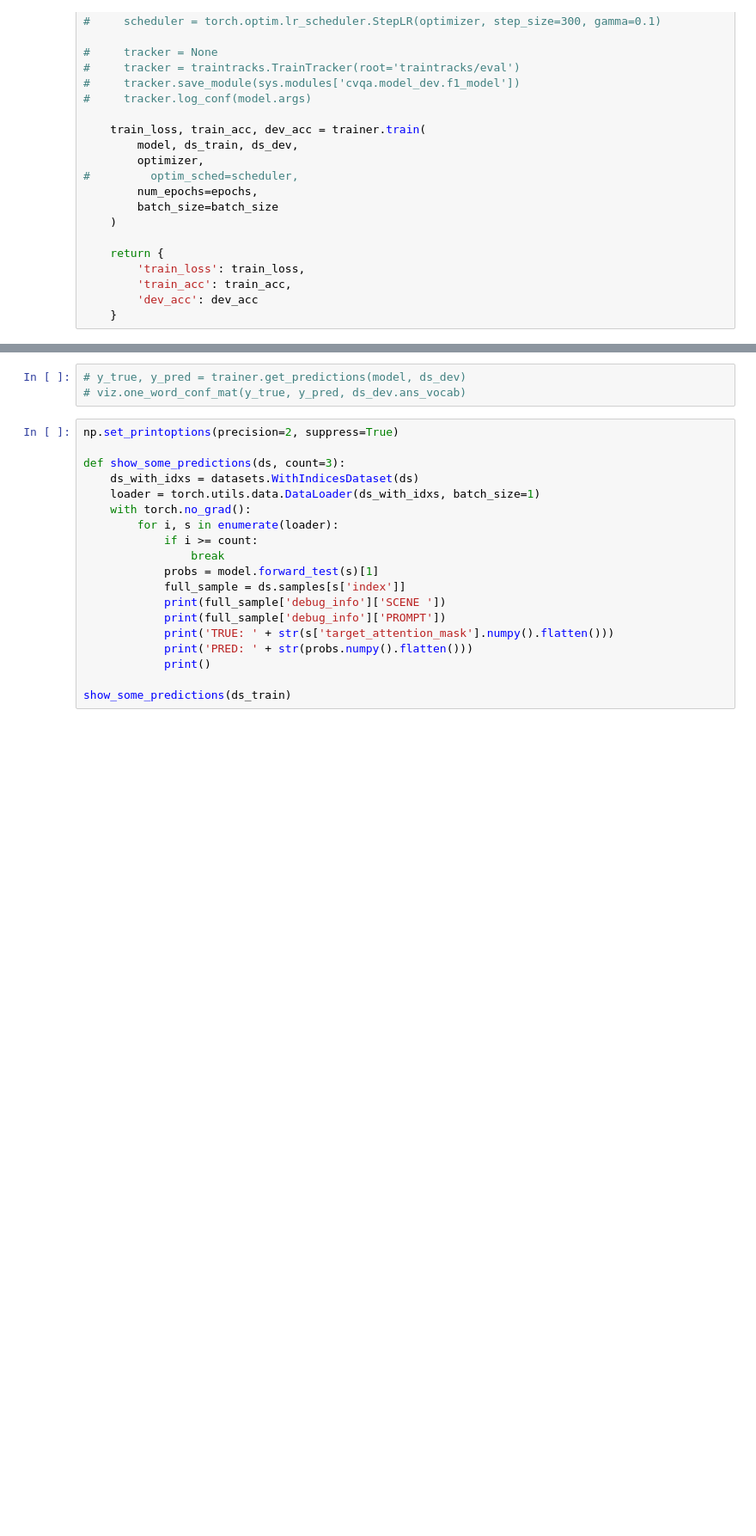
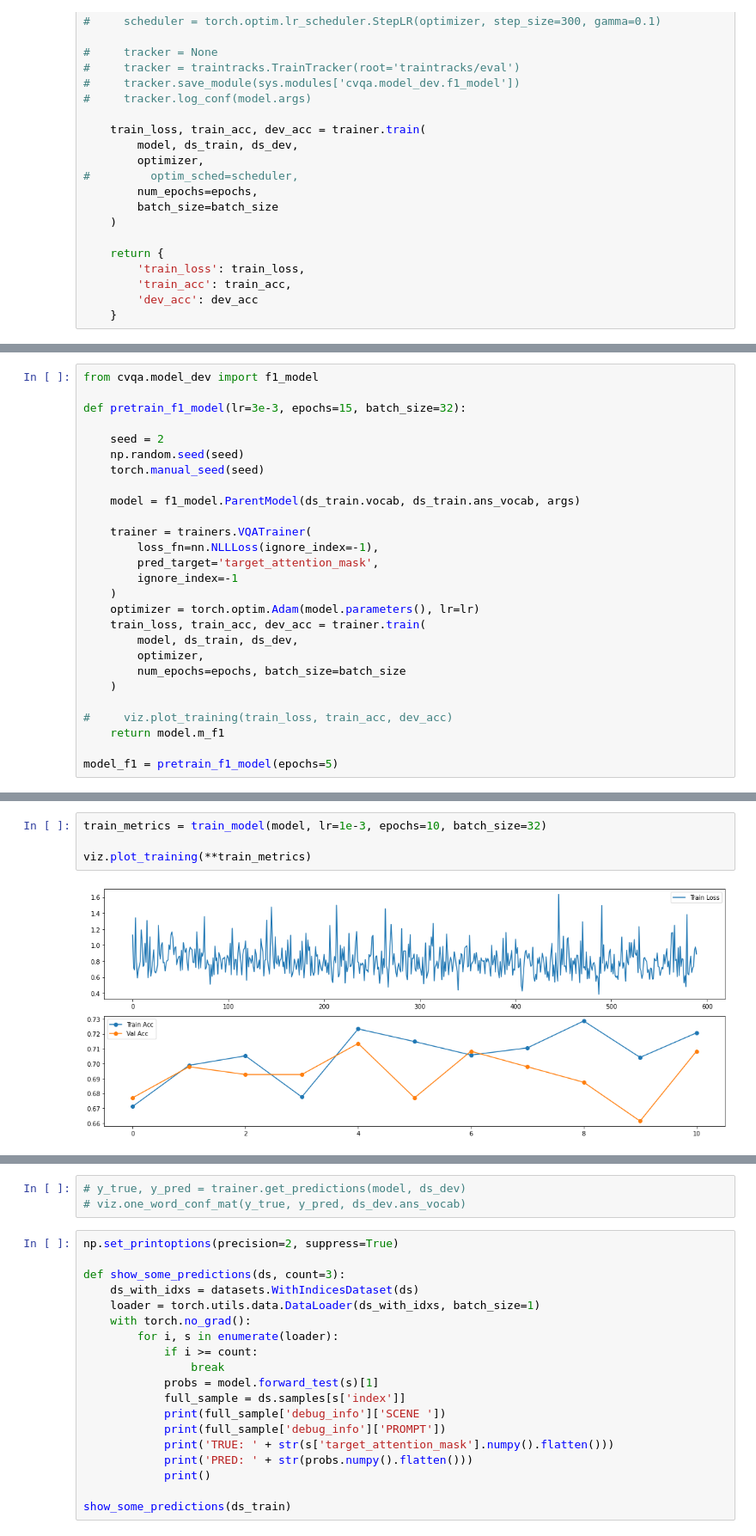
Before and after one commit to urisherman/curriculum_vqa, a Jupyter notebook: notebooks/parent_model_dev.ipynb, the cells around one changed output, grey strips where cells are left out. Shown at 86% size. Drawn from its saved outputs; the diff is of its cells as text; blank space fills up the shorter version.

```diff
--- a/notebooks/parent_model_dev.ipynb
+++ b/notebooks/parent_model_dev.ipynb
@@ -71,0 +104,27 @@ def train_model(model, lr=1e-4, epochs=10, batch_size=32):
+# %%
+from cvqa.model_dev import f1_model
+
+def pretrain_f1_model(lr=3e-3, epochs=15, batch_size=32):
+
+    seed = 2
+    np.random.seed(seed)
+    torch.manual_seed(seed)
+
+    model = f1_model.ParentModel(ds_train.vocab, ds_train.ans_vocab, args)
+
+    trainer = trainers.VQATrainer(
+        loss_fn=nn.NLLLoss(ignore_index=-1),
+        pred_target='target_attention_mask',
+        ignore_index=-1
+    )
+    optimizer = torch.optim.Adam(model.parameters(), lr=lr)
+    train_loss, train_acc, dev_acc = trainer.train(
+        model, ds_train, ds_dev,
+        optimizer,
+        num_epochs=epochs, batch_size=batch_size
+    )
+
+#     viz.plot_training(train_loss, train_acc, dev_acc)
+    return model.m_f1
+
+model_f1 = pretrain_f1_model(epochs=5)
@@ -93,3 +170,9 @@ viz.plot_training(**train_metrics)
+# %%
+train_metrics = train_model(model, lr=1e-3, epochs=10, batch_size=32)
+
+viz.plot_training(**train_metrics)
+# %% [output]
+[figure, added]
 # %%
 y_true, y_pred = trainer.get_predictions(model, ds_train)
 viz.one_word_conf_mat(y_true, y_pred, ds_dev.ans_vocab)
```
Also changed, not shown: parts of 5 cells of this notebook, 8 other files.
